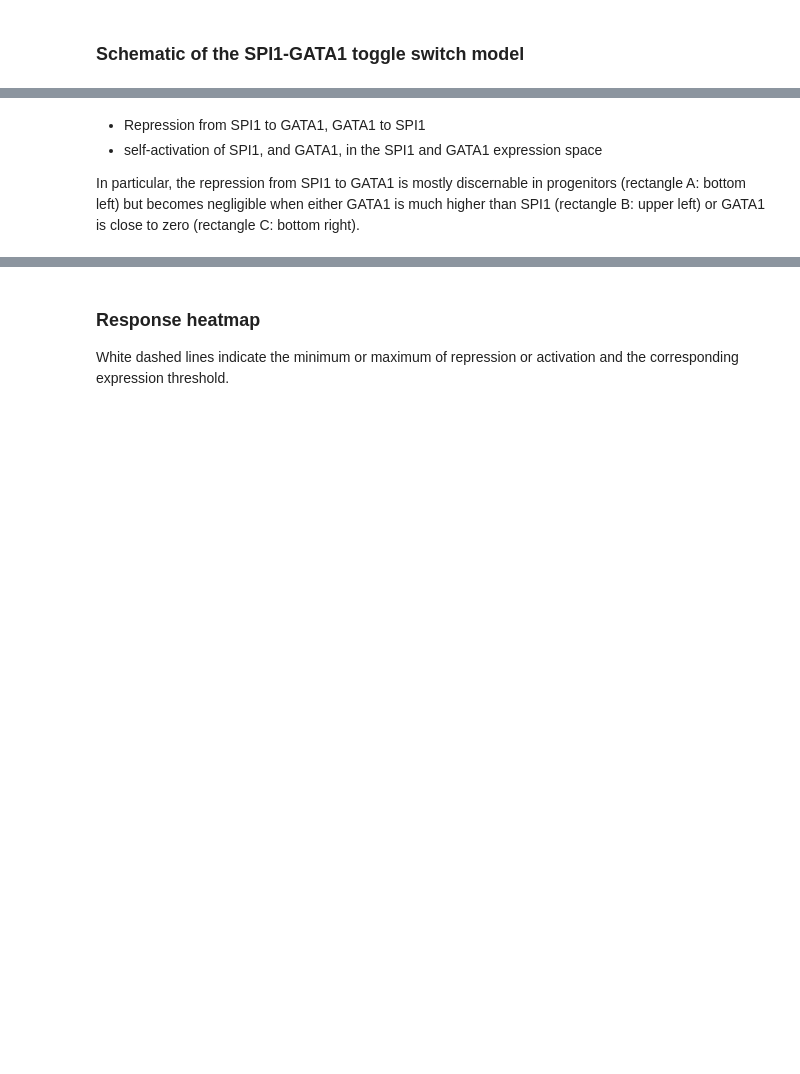
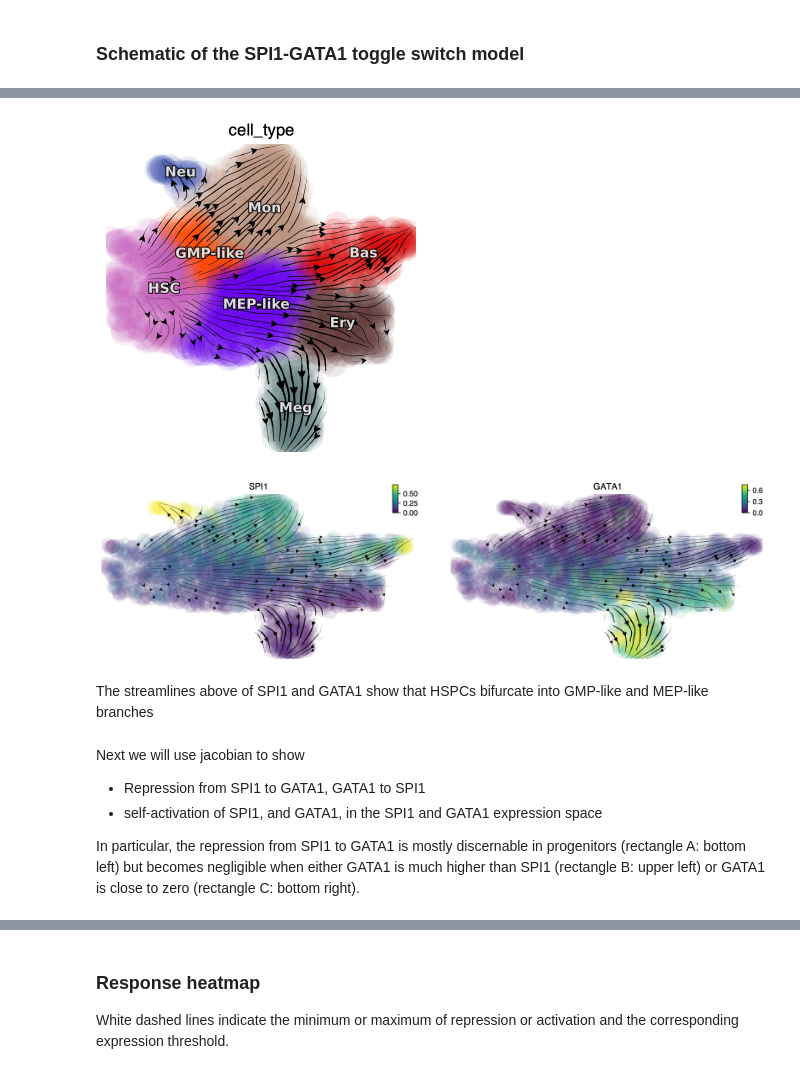
Before and after one commit to aristoteleo/dynamo-tutorials, a Jupyter notebook: tutorial_hsc_dynamo_cellwise_analysis.ipynb, the cells around one changed output, grey strips where cells are left out. Cells and saved outputs as stored; diff of their text form; code cells hidden in the pictures; blank space fills up the shorter version.

```diff
--- a/tutorial_hsc_dynamo_cellwise_analysis.ipynb
+++ b/tutorial_hsc_dynamo_cellwise_analysis.ipynb
@@ -76,4 +62,26 @@ adata_labeling.uns["jacobian_pca"]['jacobian'].shape
+# %%
+dyn.pl.streamline_plot(
+    adata_labeling,
+    color=["cell_type"],
+    layer="M_t",
+    figsize=(4, 4),
+    ncols=2
+)
+
+dyn.pl.streamline_plot(
+    adata_labeling,
+    color=["SPI1", "GATA1"],
+    layer="M_t",
+    figsize=(8, 4),
+    ncols=2
+)
+# %% [output]
+[figure, added]
+[figure, added]
+# %% [markdown]
+The streamlines above of SPI1 and GATA1 show that HSPCs bifurcate into GMP-like and MEP-like branches
 # %% [markdown]
+Next we will use jacobian to show
 - Repression from SPI1 to GATA1, GATA1 to SPI1
 - self-activation of SPI1, and GATA1, in the SPI1 and GATA1 expression space
 
```
Also changed, not shown: parts of 9 cells of this notebook, 3 other files.
